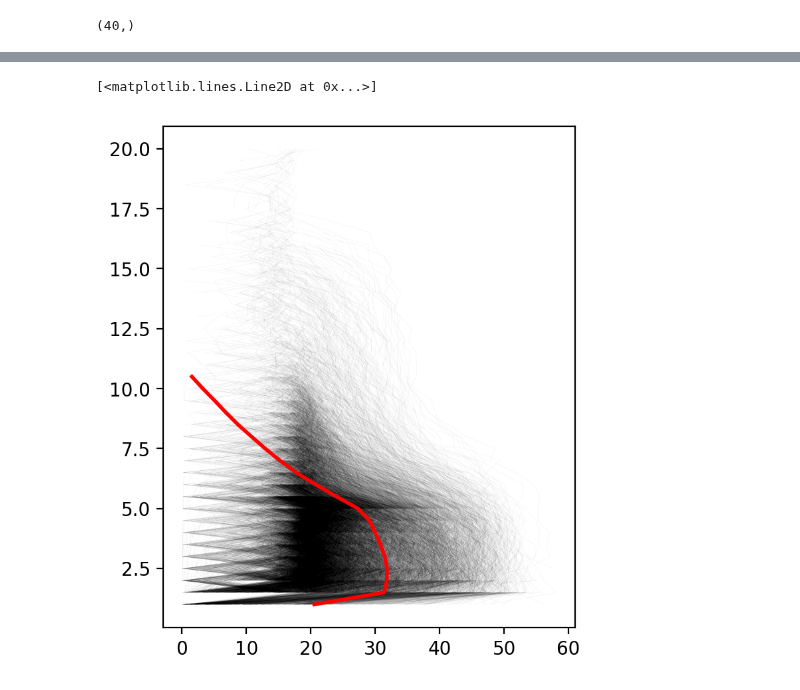
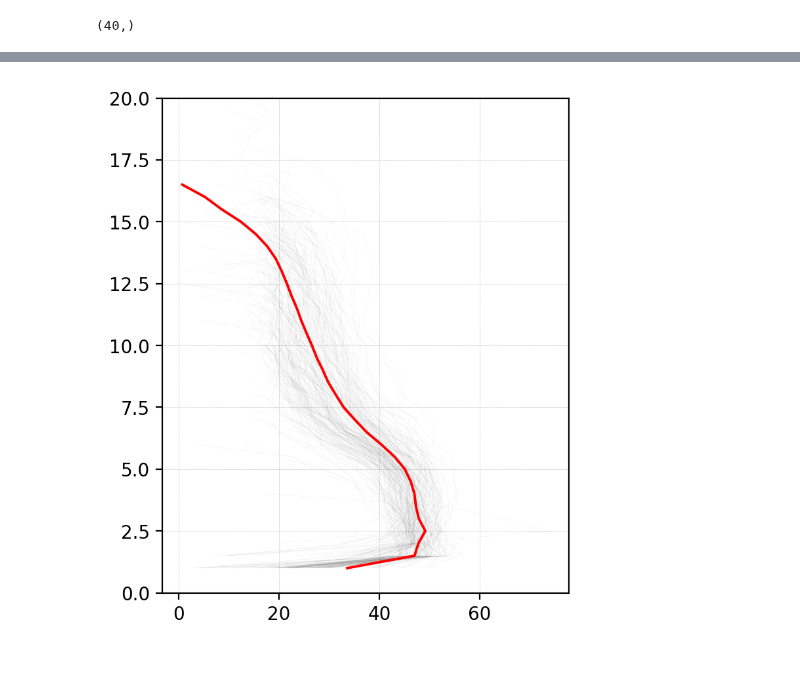
Before and after one commit to mhacarthur/PF_processing, a Jupyter notebook: jupyter/plot/Reflectivity_levels.ipynb, the cells around one changed output, grey strips where cells are left out. Drawn from its saved outputs; the diff is of its cells as text; code cells hidden in the pictures.

```diff
--- a/jupyter/plot/Reflectivity_levels.ipynb
+++ b/jupyter/plot/Reflectivity_levels.ipynb
@@ -51,5 +56,8 @@ dbz2 = mm2dbz(R)
+# %%
+data_clear = data[data['NPIXELS_40MM']>0]
+data_clear = data_clear.reset_index(drop=True)
 # %%
-PF_GPD = gpd.GeoDataFrame(data[data.columns[2:]], geometry=gpd.points_from_xy(data['lon'],data['lat'], crs="EPSG:4326"))
+PF_GPD = gpd.GeoDataFrame(data_clear[data_clear.columns[2:]], geometry=gpd.points_from_xy(data_clear['lon'],data_clear['lat'], crs="EPSG:4326"))
 # %%
 comm_GPD = gpd.read_file('/mnt/Data/Github/Complex-Network-AS/mapping/communities/Comm_IMERG_05x05_sync_summer_P90_tau3_SP95.shp')
 # %%
@@ -87,12 +81,12 @@ dic_tmp
 salidaR = np.zeros((len(dic_tmp),40))
 
 for n in range(len(dic_tmp)):
-    tmp = dic_tmp.loc[n][0:40].values
+    tmp = dic_tmp.loc[n][27:-1].values
     salidaR[n,:] = dbz2mm(tmp)
 # %%
 R_mean = np.nanmean(salidaR, axis=0)
 dbz_mean = mm2dbz(R_mean)
-dbz_mean[dbz_mean<0] = np.nan
+dbz_mean[dbz_mean<=0] = np.nan
 dbz_mean.shape
 # %% [output]
 (40,)
@@ -108,9 +102,10 @@ salidadbz.shape
 # %%
 fig = plt.figure(figsize=(4,5),dpi=200)
-for t in range(10951):
+for t in range(salidadbz.shape[0]):
     plt.plot(salidadbz[t,:],levels,linewidth=0.1,color='k',alpha=0.1)
 
-plt.plot(dbz_mean,levels,linewidth=2,color='r')
+plt.plot(dbz_mean,levels,linewidth=1.4,color='r')
+plt.ylim(0,20)
+plt.grid(linewidth=0.2,linestyle='--')
 # %% [output]
-[<matplotlib.lines.Line2D at 0x...>]
-[figure, old version]
+[figure, new version]
```
Also changed, not shown: parts of 12 cells of this notebook.
